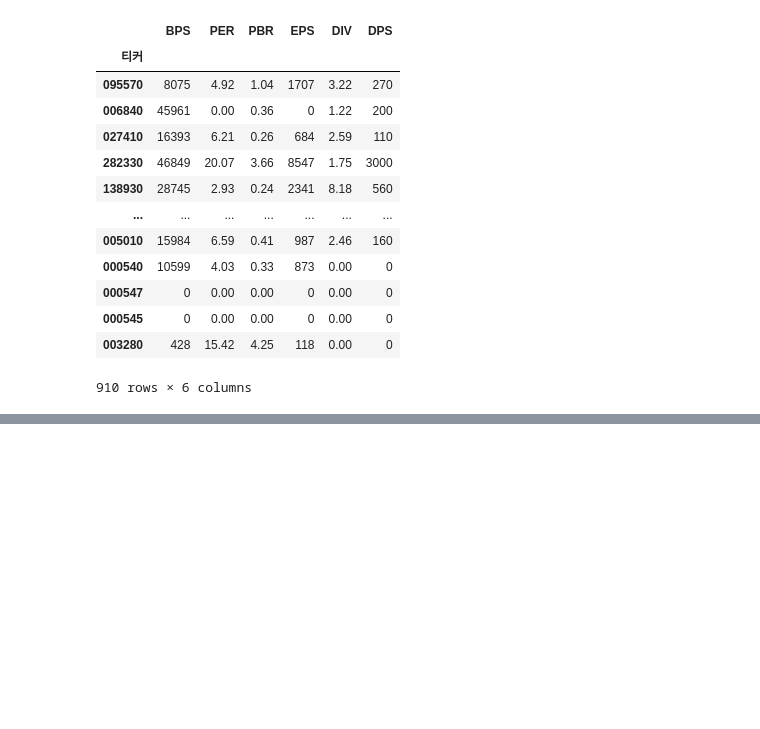
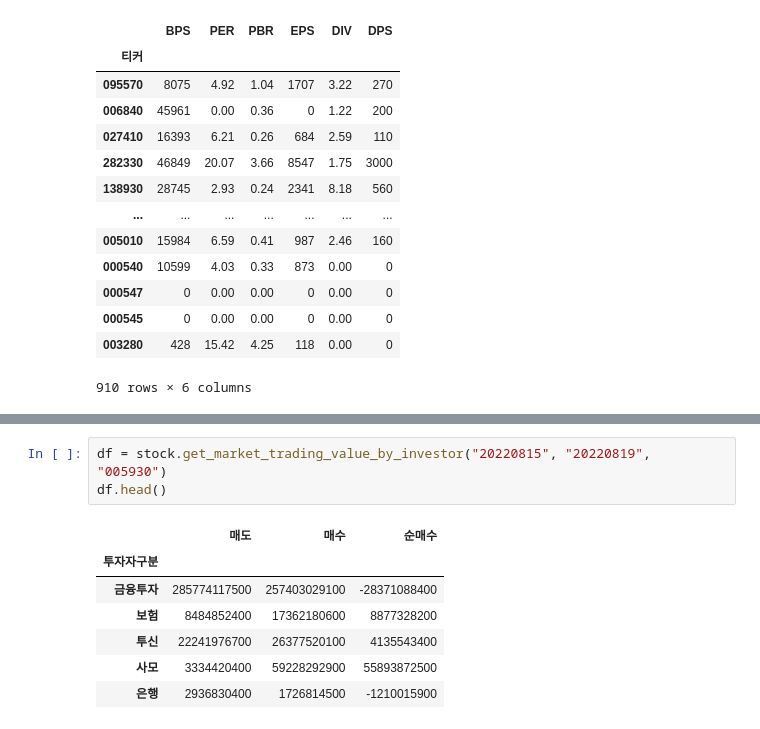
Before and after one commit to viva-lee/trading-backtesting, a Jupyter notebook: pykrx_example.ipynb, the cells around one changed output, grey strips where cells are left out. Drawn from its saved outputs; the diff is of its cells as text; blank space fills up the shorter version.

```diff
--- a/pykrx_example.ipynb
+++ b/pykrx_example.ipynb
@@ -152,0 +184,11 @@ fundamental_df
+# %%
+df = stock.get_market_trading_value_by_investor("20220815", "20220819", "005930")
+df.head()
+# %% [output]
+|  | 매도 | 매수 | 순매수 |
+| 투자자구분 |  |  |  |
+| 금융투자 | 285774117500 | 257403029100 | -28371088400 |
+| 보험 | 8484852400 | 17362180600 | 8877328200 |
+| 투신 | 22241976700 | 26377520100 | 4135543400 |
+| 사모 | 3334420400 | 59228292900 | 55893872500 |
+| 은행 | 2936830400 | 1726814500 | -1210015900 |
```
Also changed, not shown: parts of 5 cells of this notebook.
